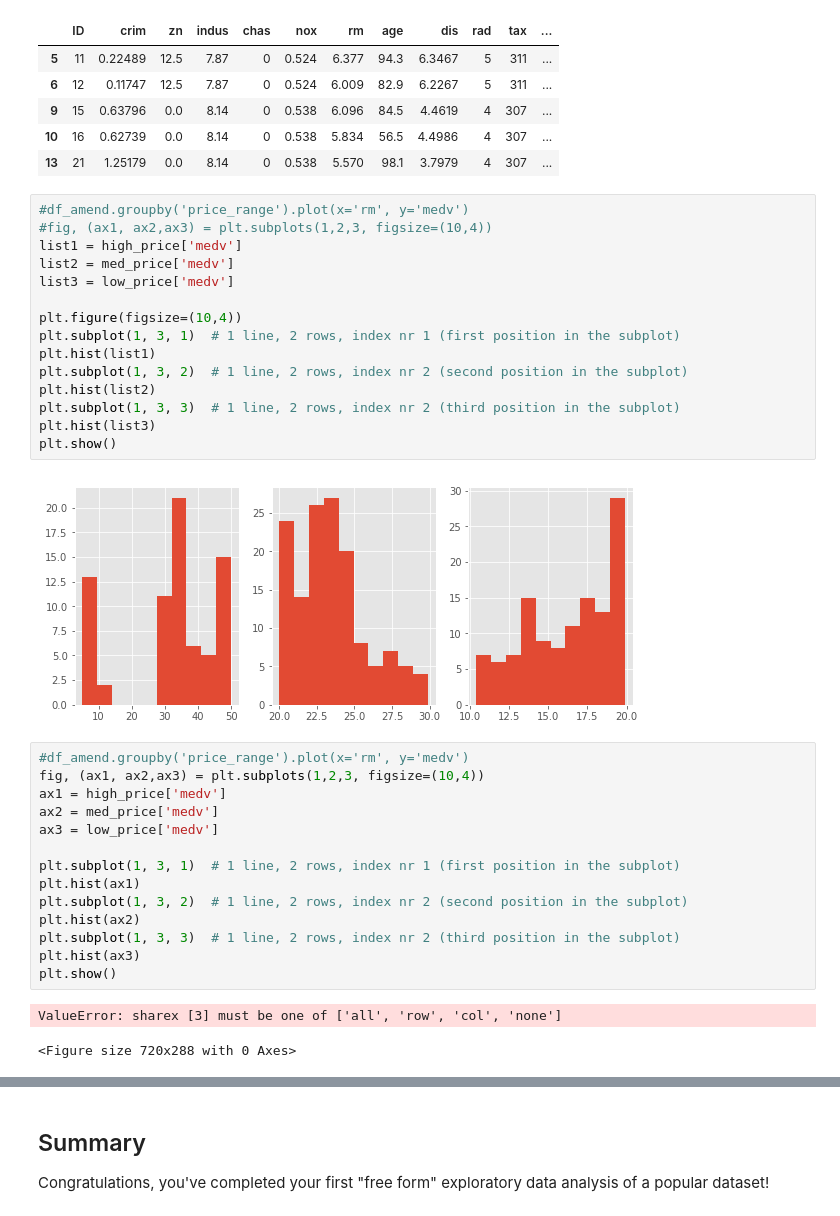
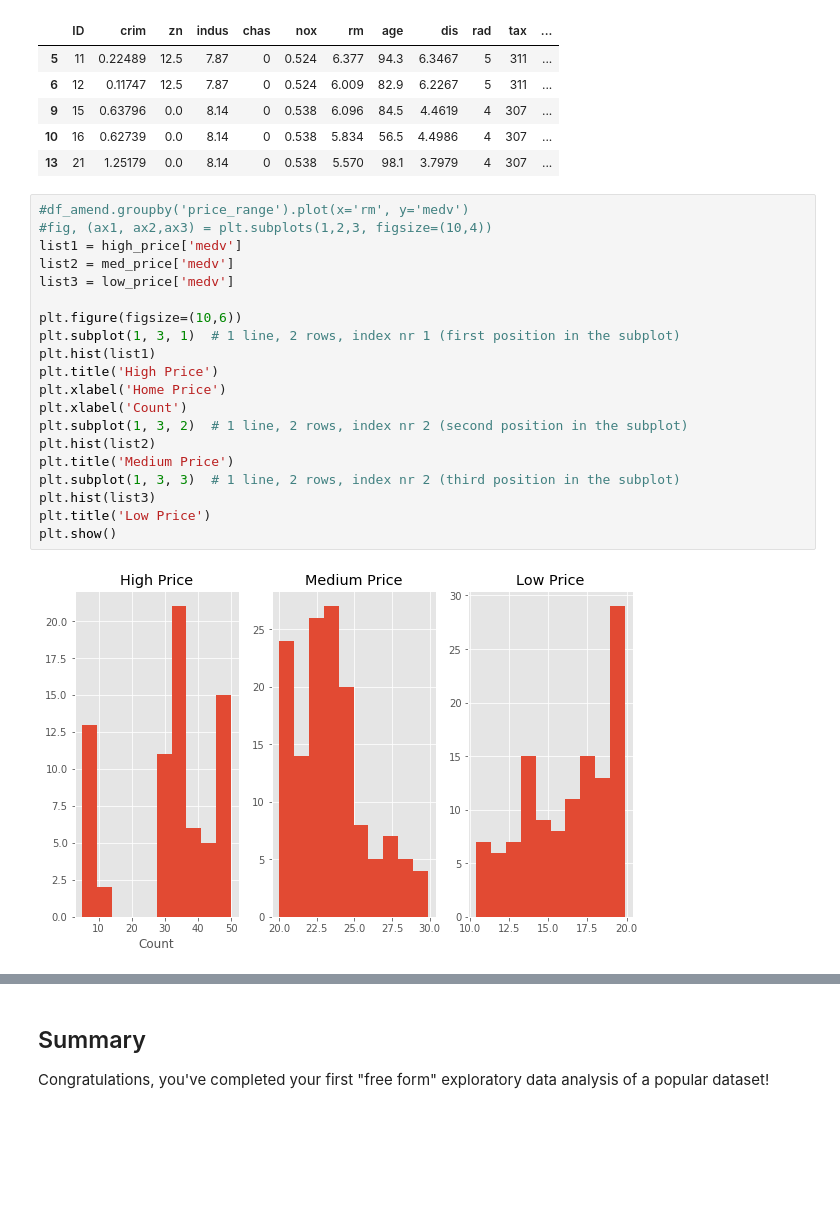
Before and after one commit to torresdavr/dsc-project-eda-with-pandas-online-ds-pt-100719, a Jupyter notebook: index.ipynb, the cells around one changed output, grey strips where cells are left out. Saved outputs shown, nothing was run; the diff lists cells and outputs as text; blank space fills up the shorter version.

```diff
--- a/index.ipynb
+++ b/index.ipynb
@@ -493,34 +529,22 @@ low_price.head()
 # %%
 #df_amend.groupby('price_range').plot(x='rm', y='medv')
 #fig, (ax1, ax2,ax3) = plt.subplots(1,2,3, figsize=(10,4))
 list1 = high_price['medv']
 list2 = med_price['medv']
 list3 = low_price['medv']
 
-plt.figure(figsize=(10,4))
+plt.figure(figsize=(10,6))
 plt.subplot(1, 3, 1)  # 1 line, 2 rows, index nr 1 (first position in the subplot)
 plt.hist(list1)
+plt.title('High Price')
+plt.xlabel('Home Price')
+plt.xlabel('Count')
 plt.subplot(1, 3, 2)  # 1 line, 2 rows, index nr 2 (second position in the subplot)
 plt.hist(list2)
+plt.title('Medium Price')
 plt.subplot(1, 3, 3)  # 1 line, 2 rows, index nr 2 (third position in the subplot)
 plt.hist(list3)
+plt.title('Low Price')
 plt.show()
 # %% [output]
-[figure, old version]
+[figure, new version]
-# %%
-#df_amend.groupby('price_range').plot(x='rm', y='medv')
-fig, (ax1, ax2,ax3) = plt.subplots(1,2,3, figsize=(10,4))
-ax1 = high_price['medv']
-ax2 = med_price['medv']
-ax3 = low_price['medv']
-
-plt.subplot(1, 3, 1)  # 1 line, 2 rows, index nr 1 (first position in the subplot)
-plt.hist(ax1)
-plt.subplot(1, 3, 2)  # 1 line, 2 rows, index nr 2 (second position in the subplot)
-plt.hist(ax2)
-plt.subplot(1, 3, 3)  # 1 line, 2 rows, index nr 2 (third position in the subplot)
-plt.hist(ax3)
-plt.show()
-# %% [output]
-ValueError: sharex [3] must be one of ['all', 'row', 'col', 'none']
-<Figure size 720x288 with 0 Axes>
```
Also changed, not shown: parts of 18 cells of this notebook.
